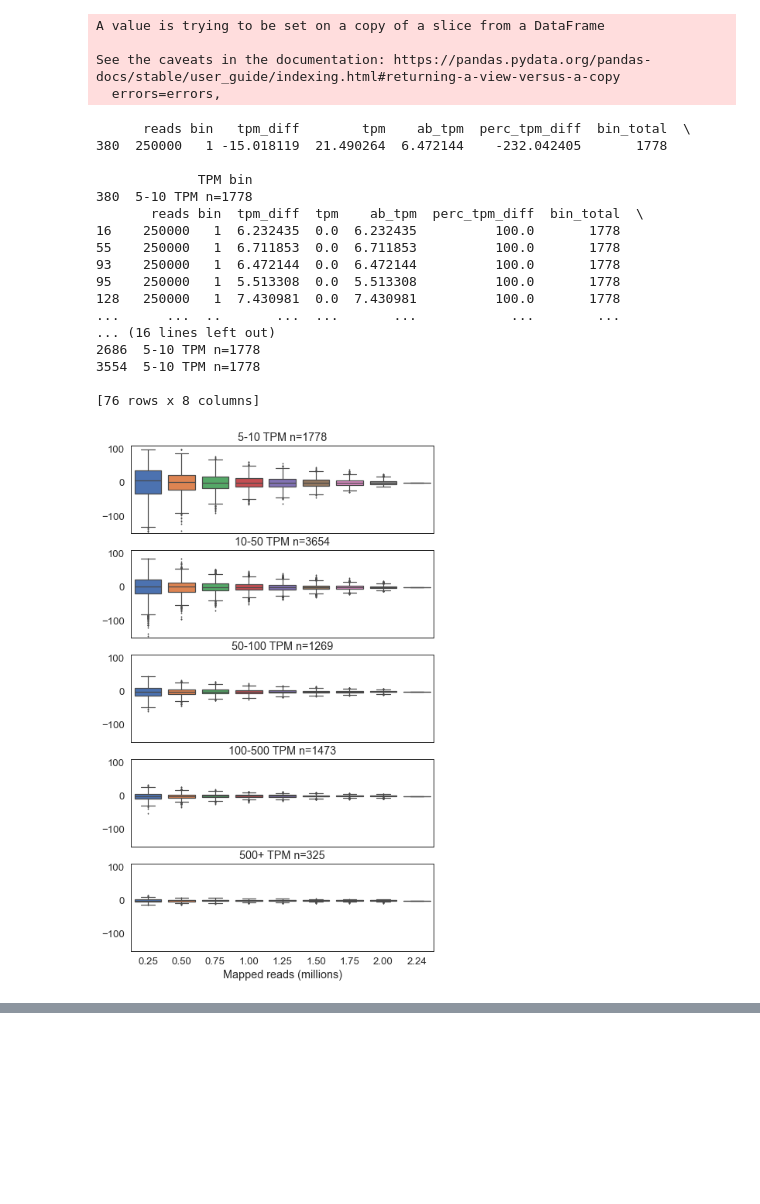
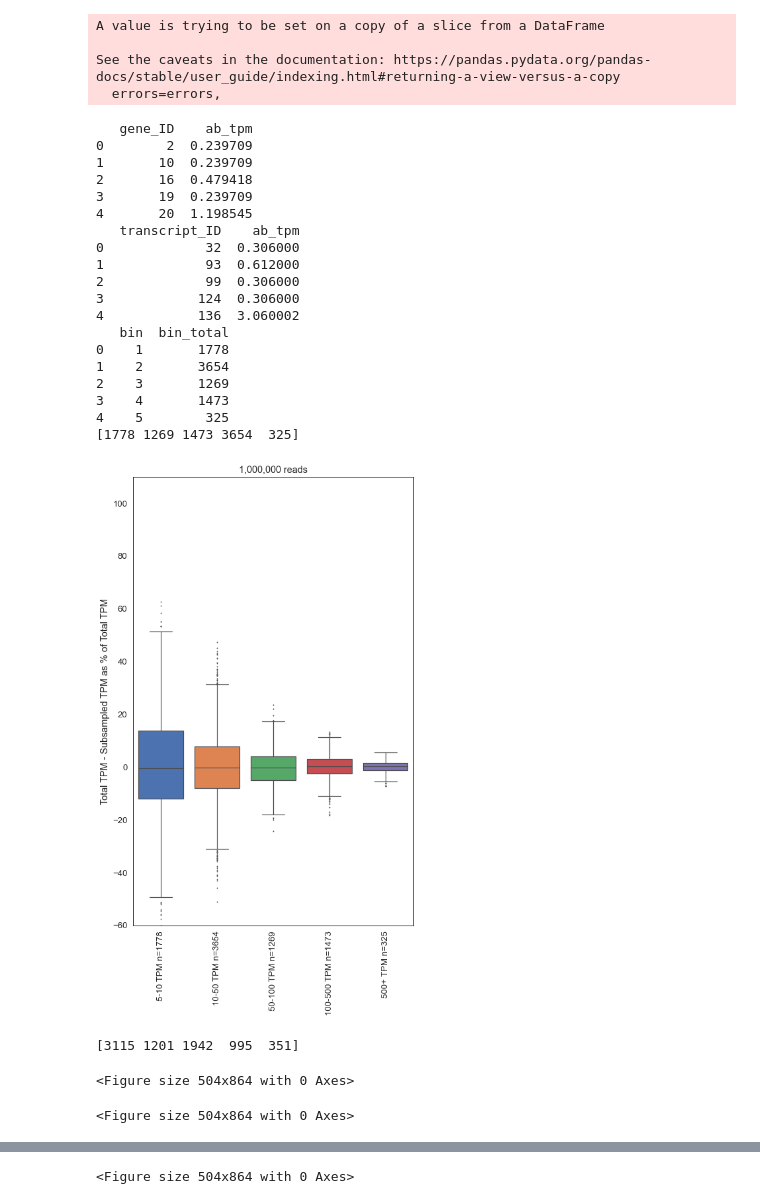
Before and after one commit to mortazavilab/TALON-paper-2020, a Jupyter notebook: nomogram/expression_boxplot.ipynb, the cells around one changed output, grey strips where cells are left out. Drawn from its saved outputs; the diff is of its cells as text; code cells hidden in the pictures; blank space fills up the shorter version.

```diff
--- a/nomogram/expression_boxplot.ipynb
+++ b/nomogram/expression_boxplot.ipynb
@@ -95,6 +95,12 @@ def main(indir, prefix, f_type, maxfile):
     g_df = compute_g_tpm(g_df, full=True)
     t_df = compute_t_tpm(t_df, full=True)
 
+    print(g_df.head())
+    print(t_df.head())
+
     # plot de plot
-    gene(g_df, ufilt_files, read_nums, f_type, max_reads, prefix)
-    transcript(t_df, filt_files, read_nums, f_type, max_reads, prefix)
+    plot_df = gene(g_df, ufilt_files, read_nums, f_type, max_reads, prefix)
+    summary_plot(plot_df, prefix, 1000000, kind='gene')
+    plot_df = transcript(t_df, filt_files, read_nums, f_type, max_reads, prefix)
+    summary_plot(plot_df, prefix, 1000000, kind='transcript')
+    return plot_df
@@ -255,32 +291,37 @@ def transcript(ab, filt_files, read_nums, f_type, max_reads, prefix):
 # %%
 # PacBio known genes and transcripts
 
 indir = 'pb_talon/'
 prefix = 'figures/pacbio_known'
 f_type = 'known'
 maxfile = 'pb_talon/pb_talon_max_reads'
 
-main(indir, prefix, f_type, maxfile)
+df = main(indir, prefix, f_type, maxfile)
 # %% [output]
 A value is trying to be set on a copy of a slice from a DataFrame
 
 See the caveats in the documentation: https://pandas.pydata.org/pandas-docs/stable/user_guide/indexing.html#returning-a-view-versus-a-copy
   errors=errors,
-      reads bin   tpm_diff        tpm    ab_tpm  perc_tpm_diff  bin_total  \
-380  250000   1 -15.018119  21.490264  6.472144    -232.042405       1778
-
-             TPM bin
-380  5-10 TPM n=1778
-       reads bin  tpm_diff  tpm    ab_tpm  perc_tpm_diff  bin_total  \
-16    250000   1  6.232435  0.0  6.232435          100.0       1778
-55    250000   1  6.711853  0.0  6.711853          100.0       1778
-93    250000   1  6.472144  0.0  6.472144          100.0       1778
-95    250000   1  5.513308  0.0  5.513308          100.0       1778
-128   250000   1  7.430981  0.0  7.430981          100.0       1778
-...      ...  ..       ...  ...       ...            ...        ...
-... (16 lines left out)
-2686  5-10 TPM n=1778
-3554  5-10 TPM n=1778
-
-[76 rows x 8 columns]
+   gene_ID    ab_tpm
+0        2  0.239709
+1       10  0.239709
+2       16  0.479418
+3       19  0.239709
+4       20  1.198545
+   transcript_ID    ab_tpm
+0             32  0.306000
+1             93  0.612000
+2             99  0.306000
+3            124  0.306000
+4            136  3.060002
+   bin  bin_total
+0    1       1778
+1    2       3654
+2    3       1269
+3    4       1473
+4    5        325
+[1778 1269 1473 3654  325]
-[figure, old version]
+[figure, new version]
+[3115 1201 1942  995  351]
+<Figure size 504x864 with 0 Axes>
+<Figure size 504x864 with 0 Axes>
@@ -287,0 +329 @@ See the caveats in the documentation: https://pandas.pydata.org/pandas-docs/stab
+<Figure size 504x864 with 0 Axes>
```
Also changed, not shown: parts of 6 cells of this notebook, 15 other files.
